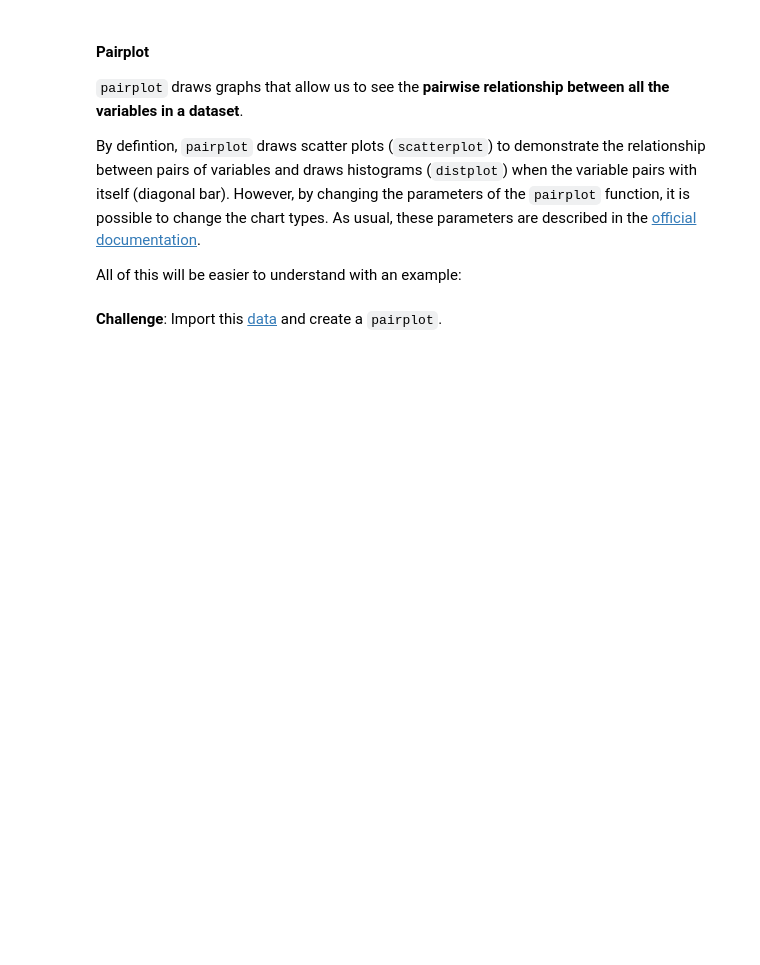
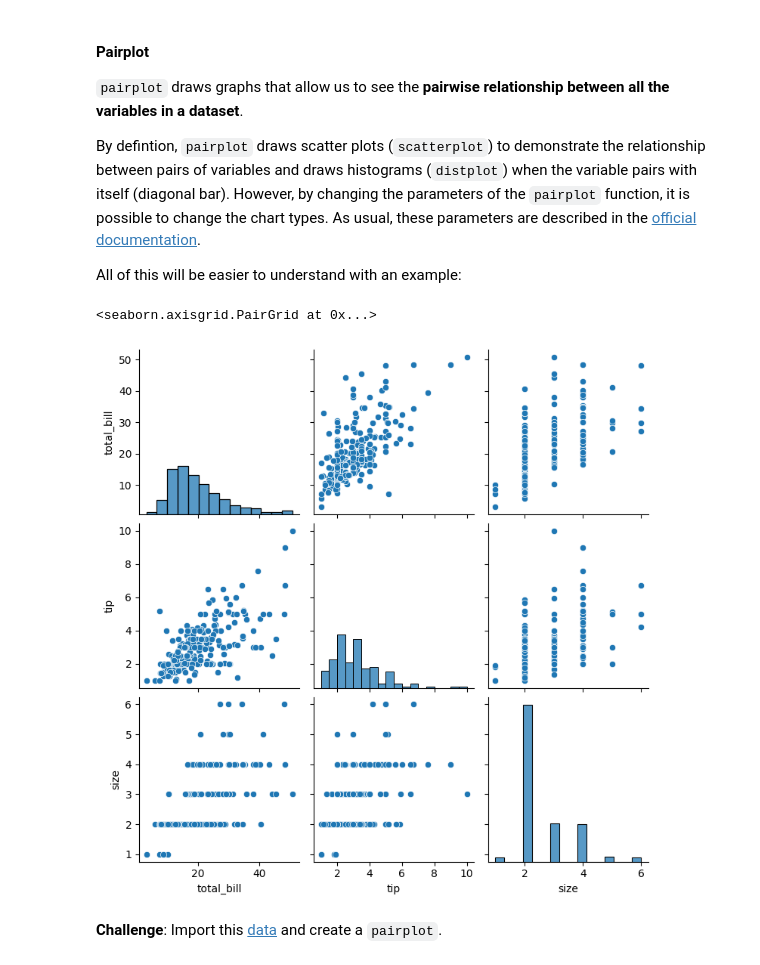
Before and after one commit to plajuan/ML_Study, a Jupyter notebook: DataExploration.ipynb, the cells around one changed output. Saved outputs shown, nothing was run; the diff lists cells and outputs as text; code cells hidden in the pictures; blank space fills up the shorter version.

```diff
--- a/DataExploration.ipynb
+++ b/DataExploration.ipynb
@@ -403,7 +403,10 @@ By defintion, `pairplot` draws scatter plots (`scatterplot`) to demonstrate the
 
 All of this will be easier to understand with an example:
 # %%
-sns.pairplot(df)
+sns.pairplot(df_tips)
+# %% [output]
+<seaborn.axisgrid.PairGrid at 0x...>
+[figure, added]
 # %% [markdown]
 **Challenge**: Import this [data](https://raw.githubusercontent.com/pmarcelino/datasets/master/iris.csv) and create a `pairplot`.
 # %%
```
Also changed, not shown: parts of 16 cells of this notebook.
